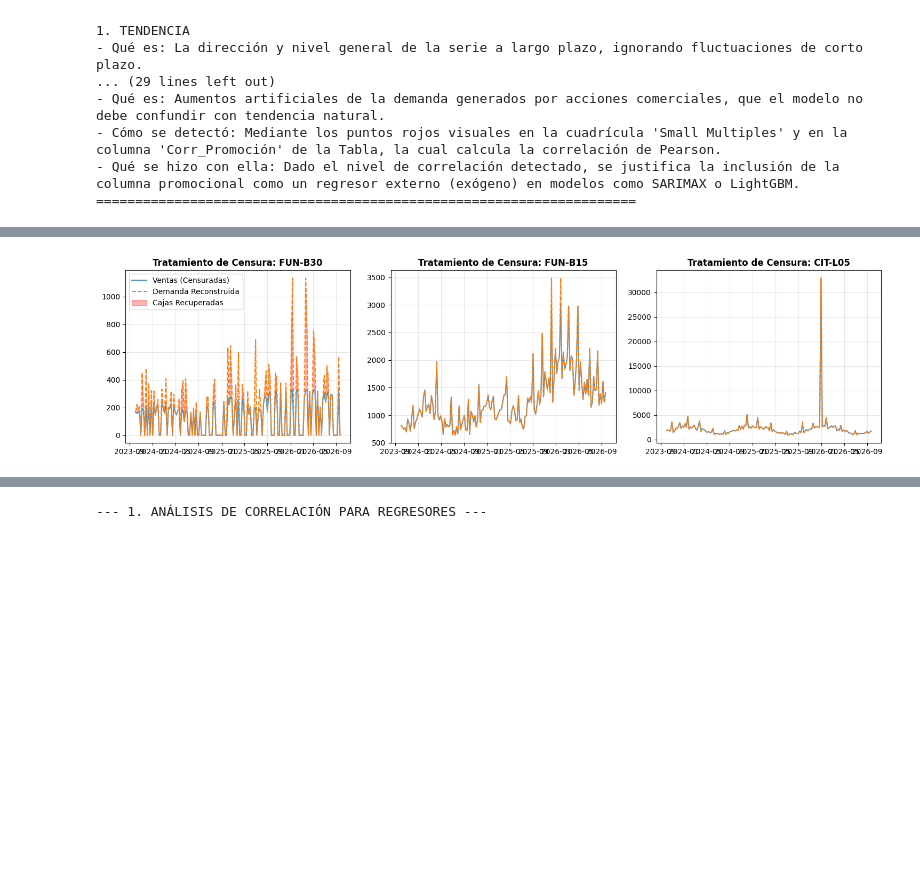
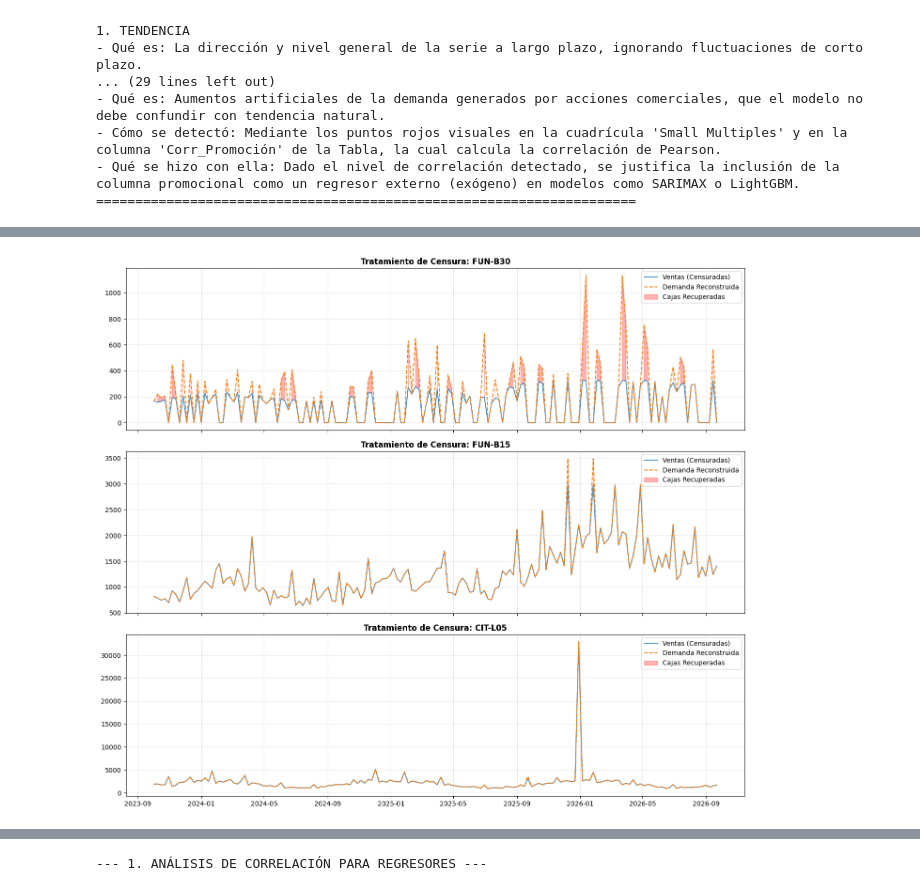
Before and after one commit to tipismaca/Trabajo-Bebidas-del-Maipo-SA, a Jupyter notebook: CasodeEstudio.ipynb, the cells around one changed output, grey strips where cells are left out. Saved outputs shown, nothing was run; the diff lists cells and outputs as text; code cells hidden in the pictures; blank space fills up the shorter version.

```diff
--- a/CasodeEstudio.ipynb
+++ b/CasodeEstudio.ipynb
@@ -1362,7 +1362,7 @@ ruta_base = 'Trabajo-Bebidas-del-Maipo-SA/Datos_crudos/'
 # Descomentar al correr localmente:
 # df_demanda = pd.read_csv(ruta_base + 'demanda_semanal.csv', parse_dates=['fecha_lunes'])
 
-# 2. Calculamos cuántos días SÍ tuvimos stock para vender (Corregido)
+# 2. Calculamos cuántos días SÍ tuvimos stock para vender
 df_demanda['dias_con_stock'] = 7 - df_demanda['dias_sin_stock']
 
 # 3. Reconstrucción de la demanda real (Aplicación del supuesto matemático)
@@ -1373,8 +1373,6 @@ df_demanda['demanda_reconstruida'] = np.where(
 )
 
 # 4. Tratamiento de quiebres totales (0 días de stock - Corrección de Fuga de Info)
-# Aplicamos interpolación lineal por SKU. Como estos quiebres (ej. semanas 101-103)
-# ocurren antes del inicio de la validación cruzada (> sem 135), NO hay leakage.
 df_demanda['demanda_reconstruida'] = df_demanda.groupby('sku')['demanda_reconstruida'].transform(
     lambda x: x.interpolate(method='linear')
 )
@@ -1382,9 +1380,24 @@ df_demanda['demanda_reconstruida'] = df_demanda.groupby('sku')['demanda_reconstr
 # 5. Redondear (la demanda física se mide en cajas enteras)
 df_demanda['demanda_reconstruida'] = df_demanda['demanda_reconstruida'].round()
 
+print("--- DEMANDA RECONSTRUIDA CREADA CON ÉXITO SIN LEAKAGE ---\n")
 
 # =====================================================================
-# TABLA DE PRESENTACIÓN: IMPACTO DEL DESRESTRINGIDO POR SKU
+# AUDITORÍA MICRO: VERIFICACIÓN FILA POR FILA (CÓDIGO ORIGINAL)
+# =====================================================================
+columnas_ver = ['sku', 'fecha_lunes', 'ventas_cajas', 'dias_sin_stock', 'dias_con_stock', 'demanda_reconstruida']
+
+print("--- CASOS CON QUIEBRE DE STOCK (VENTAS CENSURADAS VS DEMANDA REAL) ---")
+quiebres = df_demanda[df_demanda['dias_sin_stock'] > 0]
+display(quiebres[columnas_ver].head(10))
+
+print("\n--- CASOS NORMALES (SIN QUIEBRE DE STOCK) ---")
+normales = df_demanda[df_demanda['dias_sin_stock'] == 0]
+display(normales[columnas_ver].head(5))
+
+
+# =====================================================================
+# IMPACTO MACRO Y GRÁFICOS: PRESENTACIÓN DE RESULTADOS
 # =====================================================================
 print("\n--- TABLA: IMPACTO DEL DESRESTRINGIDO DE DEMANDA POR SKU ---")
 df_impacto = df_demanda.groupby('sku').agg(
@@ -1401,50 +1414,47 @@ df_impacto = df_impacto.sort_values('Cajas_Recuperadas', ascending=False)
 display(df_impacto)
 
 
-# =====================================================================
-# GRÁFICOS PARA PRESENTACIÓN: TRATAMIENTO DE CENSURA POR SKU
-# =====================================================================
 print("\n--- GRÁFICOS: TRATAMIENTO DE CENSURA (VENTAS VS DEMANDA REAL) ---")
-
 # Filtramos solo los SKUs que efectivamente sufrieron quiebres de stock
 skus_censurados = df_impacto[df_impacto['Semanas_Censuradas'] > 0].index.tolist()
 
-# Crear subgráficos dinámicos según la cantidad de SKUs con problemas
-n_cols = 3
-n_rows = int(np.ceil(len(skus_censurados) / n_cols))
-fig, axes = plt.subplots(n_rows, n_cols, figsize=(15, 4 * n_rows), sharex=True)
-axes = axes.flatten()
+if len(skus_censurados) > 0:
+    # CONFIGURACIÓN NUEVA: 1 columna, tantas filas como SKUs censurados
+    n_rows = len(skus_censurados)
+    n_cols = 1
 
-for i, sku in enumerate(skus_censurados):
-    ax = axes[i]
-    df_sku = df_demanda[df_demanda['sku'] == sku]
+    # figsize=(ancho, alto). Le damos 14 de ancho para que se expanda bien a lo largo
+    fig, axes = plt.subplots(n_rows, n_cols, figsize=(14, 4 * n_rows), sharex=True)
 
-    # Graficar Ventas Originales (Censuradas)
-    ax.plot(df_sku['fecha_lunes'], df_sku['ventas_cajas'], label='Ventas (Censuradas)', color='#1f77b4', alpha=0.8)
-    # Graficar Demanda Reconstruida
-    ax.plot(df_sku['fecha_lunes'], df_sku['demanda_reconstruida'], label='Demanda Reconstruida', color='#ff7f0e', linestyle='--')
+    # Manejo seguro por si casualmente solo hay 1 SKU afectado
+    if n_rows == 1:
+        axes = [axes]
 
-    # Rellenar el área entre ambas líneas para resaltar visualmente las "cajas recuperadas"
-    ax.fill_between(df_sku['fecha_lunes'],
-                    df_sku['ventas_cajas'],
-                    df_sku['demanda_reconstruida'],
-                    where=(df_sku['demanda_reconstruida'] > df_sku['ventas_cajas']),
-                    color='red', alpha=0.3, label='Cajas Recuperadas')
+    for i, sku in enumerate(skus_censurados):
+        ax = axes[i]
+        df_sku = df_demanda[df_demanda['sku'] == sku]
 
-    ax.set_title(f'Tratamiento de Censura: {sku}', fontweight='bold')
-    ax.grid(True, alpha=0.3)
-    if i == 0: ax.legend()
+        ax.plot(df_sku['fecha_lunes'], df_sku['ventas_cajas'], label='Ventas (Censuradas)', color='#1f77b4', alpha=0.8)
+        ax.plot(df_sku['fecha_lunes'], df_sku['demanda_reconstruida'], label='Demanda Reconstruida', color='#ff7f0e', linestyle='--')
 
-# Ocultar ejes vacíos si la cantidad de SKUs no es múltiplo de 3
-for j in range(i + 1, len(axes)):
-    fig.delaxes(axes[j])
+        # Rellenar el área roja
+        ax.fill_between(df_sku['fecha_lunes'],
+                        df_sku['ventas_cajas'],
+                        df_sku['demanda_reconstruida'],
+                        where=(df_sku['demanda_reconstruida'] > df_sku['ventas_cajas']),
+                        color='red', alpha=0.3, label='Cajas Recuperadas')
 
-plt.tight_layout()
-plt.show()
+        ax.set_title(f'Tratamiento de Censura: {sku}', fontweight='bold')
+        ax.grid(True, alpha=0.3)
+        # Ponemos la leyenda en todos los gráficos para que se entienda bien al leer de arriba hacia abajo
+        ax.legend(loc='upper right')
+
+    plt.tight_layout()
+    plt.show()
 
 
 # =====================================================================
-# RESPUESTA AUTOMATIZADA PARA EL INFORME Y PRESENTACIÓN (JUSTIFICACIÓN)
+# JUSTIFICACIÓN DEL SUPUESTO (RÚBRICA B.2)
 # =====================================================================
 texto_justificacion = """
 =====================================================================
@@ -1481 +1512 @@ print(texto_justificacion)
-[figure, old version]
+[figure, new version]
```
Also changed, not shown: parts of 1 cell of this notebook.
